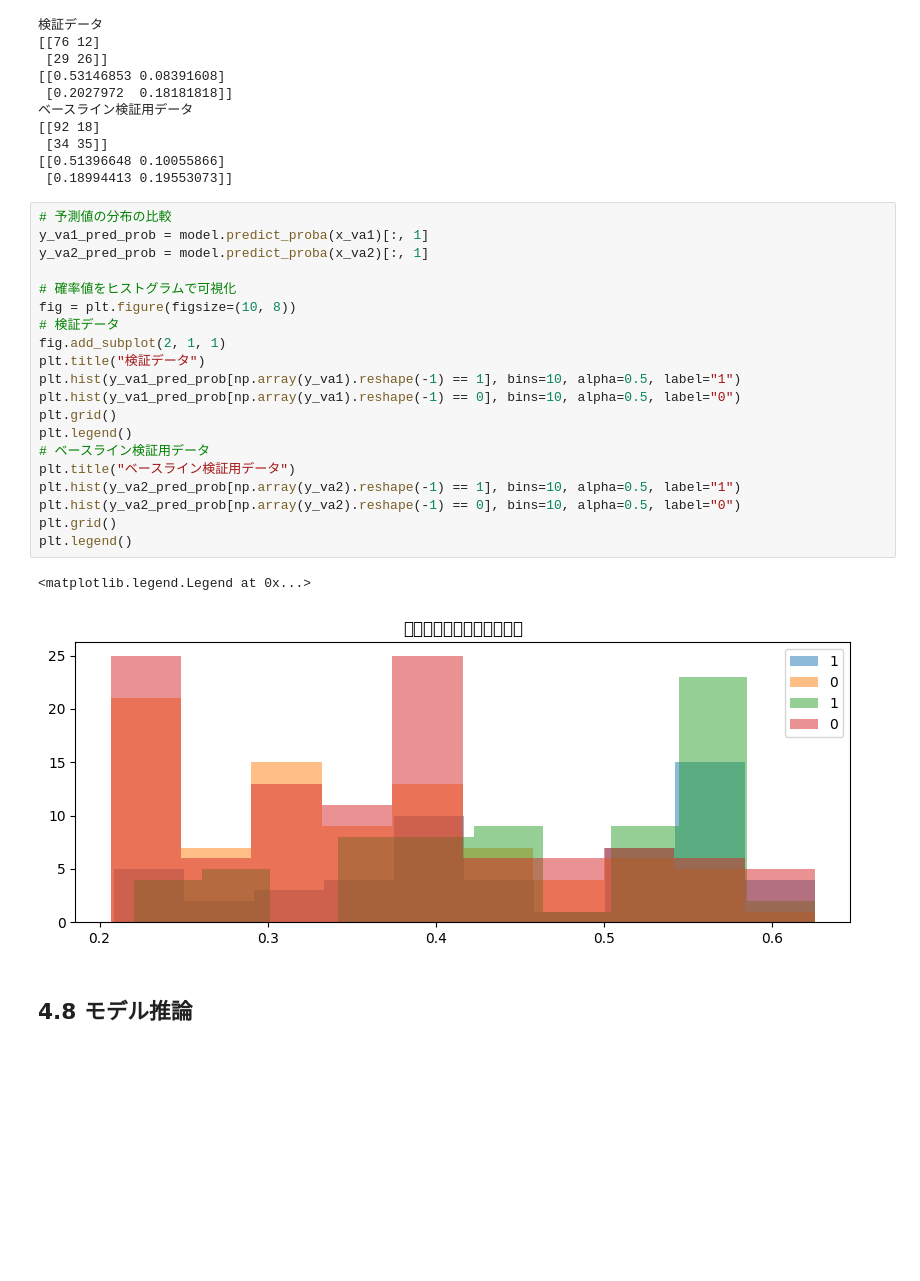
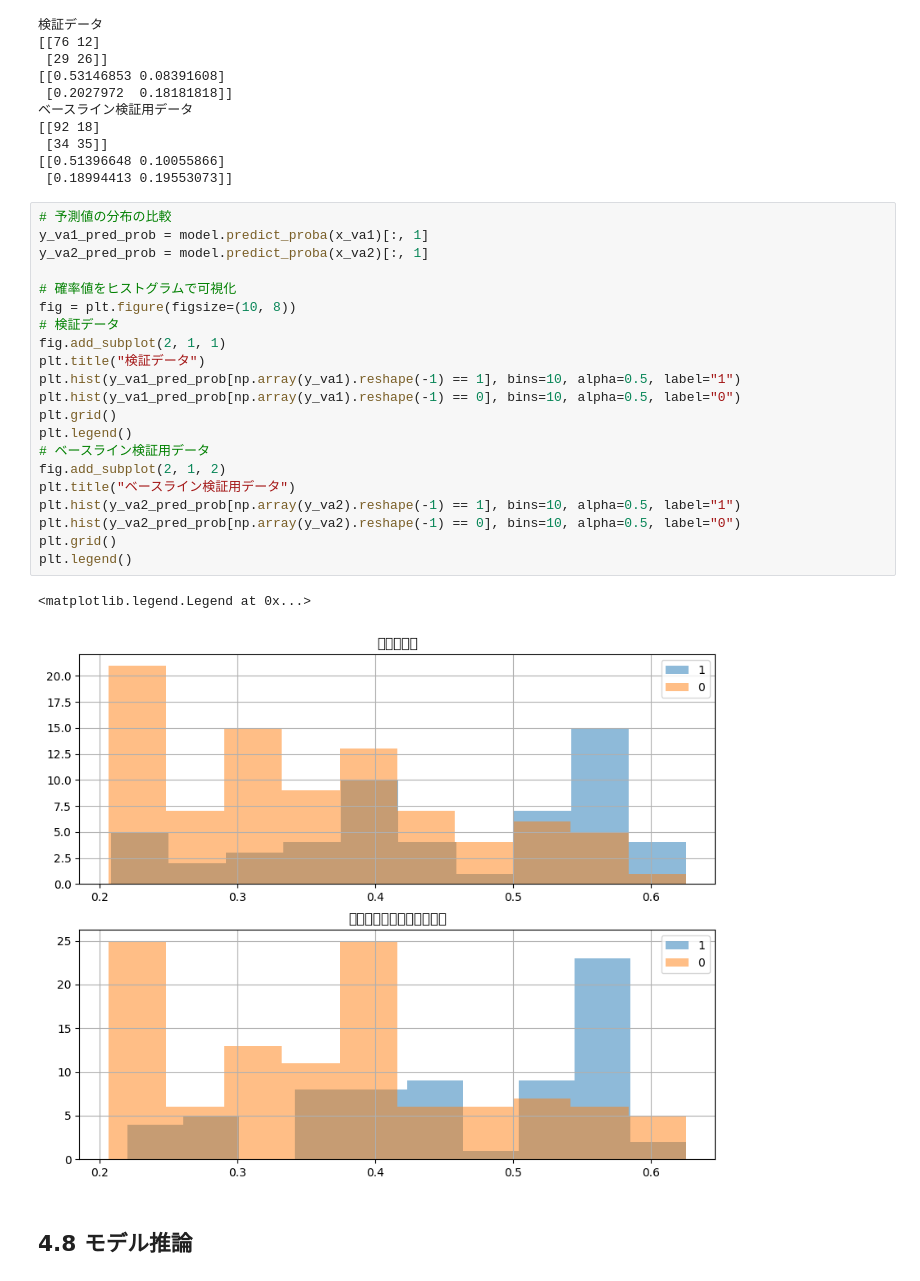
Before and after one commit to ginmaruGH/kaggle_ml_ric, a Jupyter notebook: ch04.ipynb, the cells around one changed output. Cells and saved outputs as stored; diff of their text form; blank space fills up the shorter version.

```diff
--- a/ch04.ipynb
+++ b/ch04.ipynb
@@ -548,26 +548,27 @@ print(confusion_matrix(y_va2, y_va2_pred, normalize="all"))
 # %%
 # 予測値の分布の比較
 y_va1_pred_prob = model.predict_proba(x_va1)[:, 1]
 y_va2_pred_prob = model.predict_proba(x_va2)[:, 1]
 
 # 確率値をヒストグラムで可視化
 fig = plt.figure(figsize=(10, 8))
 # 検証データ
 fig.add_subplot(2, 1, 1)
 plt.title("検証データ")
 plt.hist(y_va1_pred_prob[np.array(y_va1).reshape(-1) == 1], bins=10, alpha=0.5, label="1")
 plt.hist(y_va1_pred_prob[np.array(y_va1).reshape(-1) == 0], bins=10, alpha=0.5, label="0")
 plt.grid()
 plt.legend()
 # ベースライン検証用データ
+fig.add_subplot(2, 1, 2)
 plt.title("ベースライン検証用データ")
 plt.hist(y_va2_pred_prob[np.array(y_va2).reshape(-1) == 1], bins=10, alpha=0.5, label="1")
 plt.hist(y_va2_pred_prob[np.array(y_va2).reshape(-1) == 0], bins=10, alpha=0.5, label="0")
 plt.grid()
 plt.legend()
 # %% [output]
 <matplotlib.legend.Legend at 0x...>
-[figure, old version]
+[figure, new version]
 # %% [markdown]
 ## 4.8 モデル推論
 # %% [markdown]
```
Also changed, not shown: parts of 7 cells of this notebook, 2 other files.
